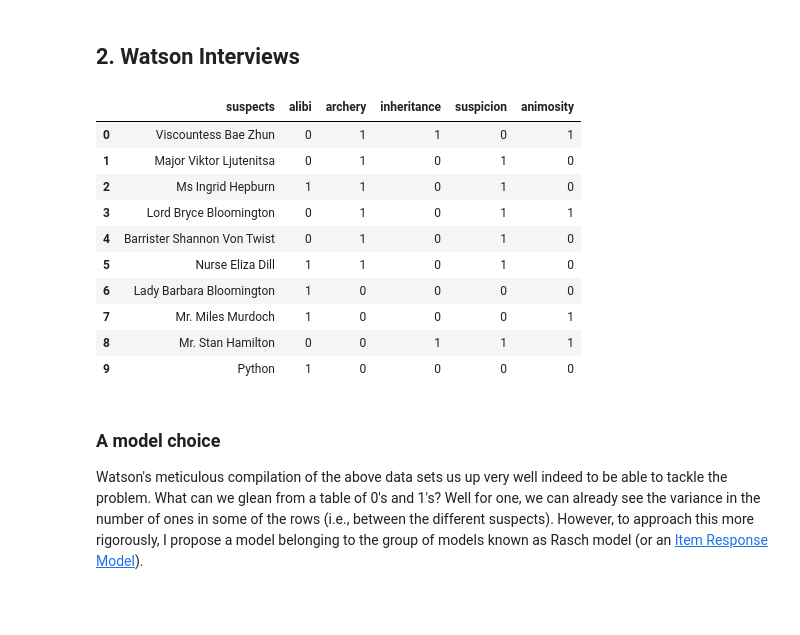
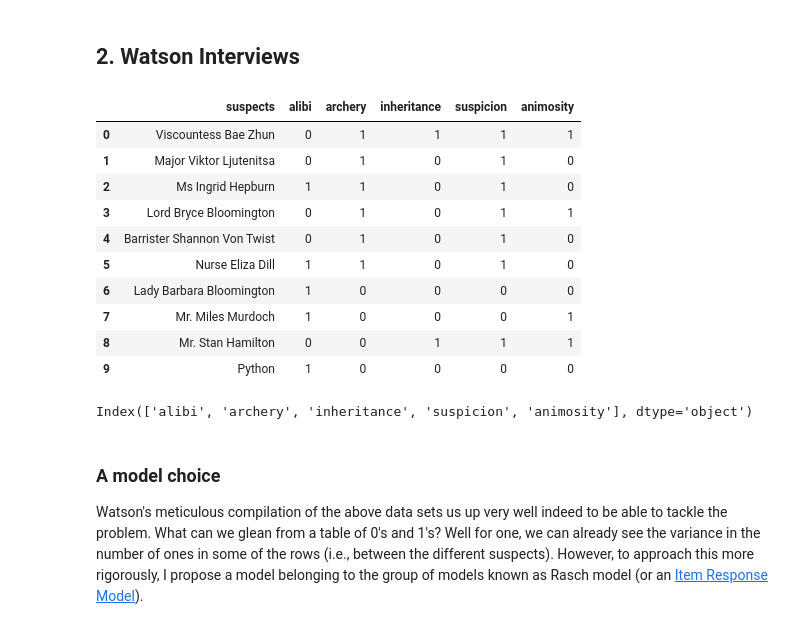
Before and after one commit to nityamd/MonteCarloMurderMystery-PyGothamTV2020, a Jupyter notebook: Monte Carlo Murder Mystery - Holmes Narrates.ipynb, the cells around one changed output. Saved outputs shown, nothing was run; the diff lists cells and outputs as text; code cells hidden in the pictures.

```diff
--- a/Monte Carlo Murder Mystery - Holmes Narrates.ipynb
+++ b/Monte Carlo Murder Mystery - Holmes Narrates.ipynb
@@ -43,11 +43,11 @@ Some of these are absolute requirements for the murder (alibi and archery skill
 # %% [markdown]
 ## 2. Watson Interviews
 # %%
-df = pd.read_csv('TheWatsonNotes/1_Watson_Interviews.csv')
+df = pd.read_csv('WatsonNotebook/1_Watson_Interviews.csv')
 df
 # %% [output]
 |  | suspects | alibi | archery | inheritance | suspicion | animosity |
-| 0 | Viscountess Bae Zhun | 0 | 1 | 1 | 0 | 1 |
+| 0 | Viscountess Bae Zhun | 0 | 1 | 1 | 1 | 1 |
 | 1 | Major Viktor Ljutenitsa | 0 | 1 | 0 | 1 | 0 |
 | 2 | Ms Ingrid Hepburn | 1 | 1 | 0 | 1 | 0 |
 | 3 | Lord Bryce Bloomington | 0 | 1 | 0 | 1 | 1 |
@@ -57,6 +57,11 @@ df
 | 7 | Mr. Miles Murdoch | 1 | 0 | 0 | 0 | 1 |
 | 8 | Mr. Stan Hamilton | 0 | 0 | 1 | 1 | 1 |
 | 9 | Python | 1 | 0 | 0 | 0 | 0 |
+# %%
+proxies = df.columns[1:]
+proxies
+# %% [output]
+Index(['alibi', 'archery', 'inheritance', 'suspicion', 'animosity'], dtype='object')
 # %% [markdown]
 ### A model choice
 
```
Also changed, not shown: parts of 34 cells of this notebook, 7 other files.
